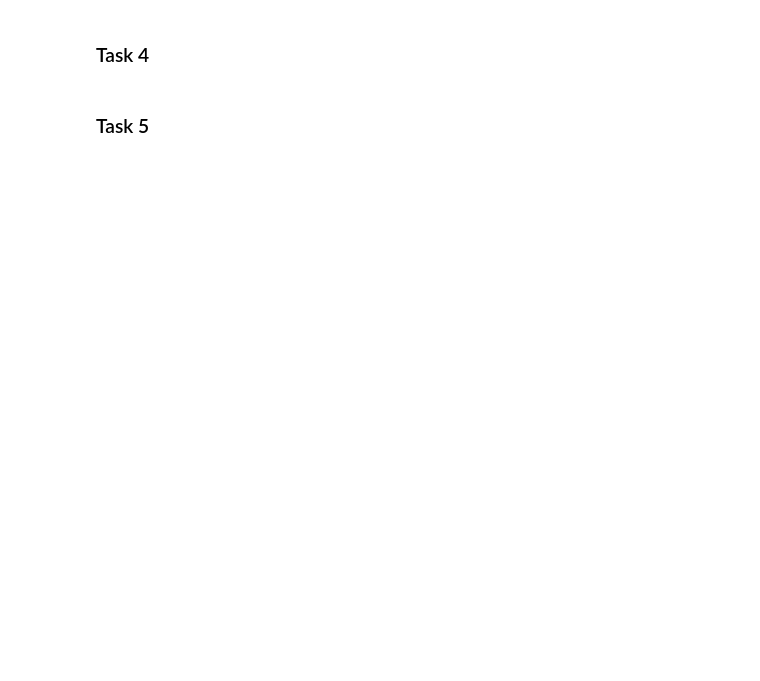
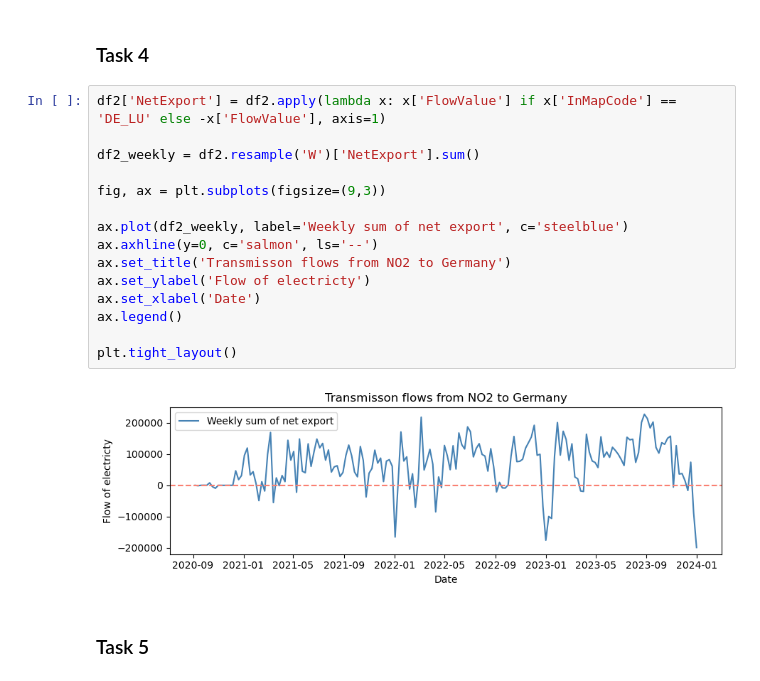
Before and after one commit to AndreasNoklebye/TECH2-Exam, a Jupyter notebook: exam-tech2.ipynb, the cells around one changed output. Saved outputs shown, nothing was run; the diff lists cells and outputs as text; blank space fills up the shorter version.

```diff
--- a/exam-tech2.ipynb
+++ b/exam-tech2.ipynb
@@ -150,4 +150,21 @@ plt.tight_layout()
 # %% [markdown]
 ### Task 4
+# %%
+df2['NetExport'] = df2.apply(lambda x: x['FlowValue'] if x['InMapCode'] == 'DE_LU' else -x['FlowValue'], axis=1)
+
+df2_weekly = df2.resample('W')['NetExport'].sum()
+
+fig, ax = plt.subplots(figsize=(9,3))
+
+ax.plot(df2_weekly, label='Weekly sum of net export', c='steelblue')
+ax.axhline(y=0, c='salmon', ls='--')
+ax.set_title('Transmisson flows from NO2 to Germany')
+ax.set_ylabel('Flow of electricty')
+ax.set_xlabel('Date')
+ax.legend()
+
+plt.tight_layout()
+# %% [output]
+[figure, added]
 # %% [markdown]
 ### Task 5
```
Also changed, not shown: parts of 3 cells of this notebook.
